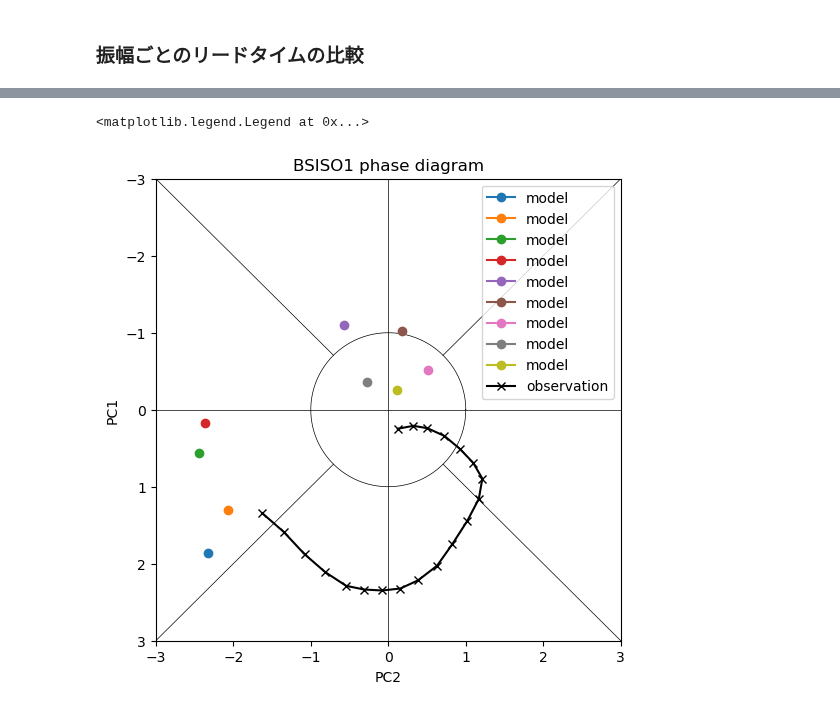
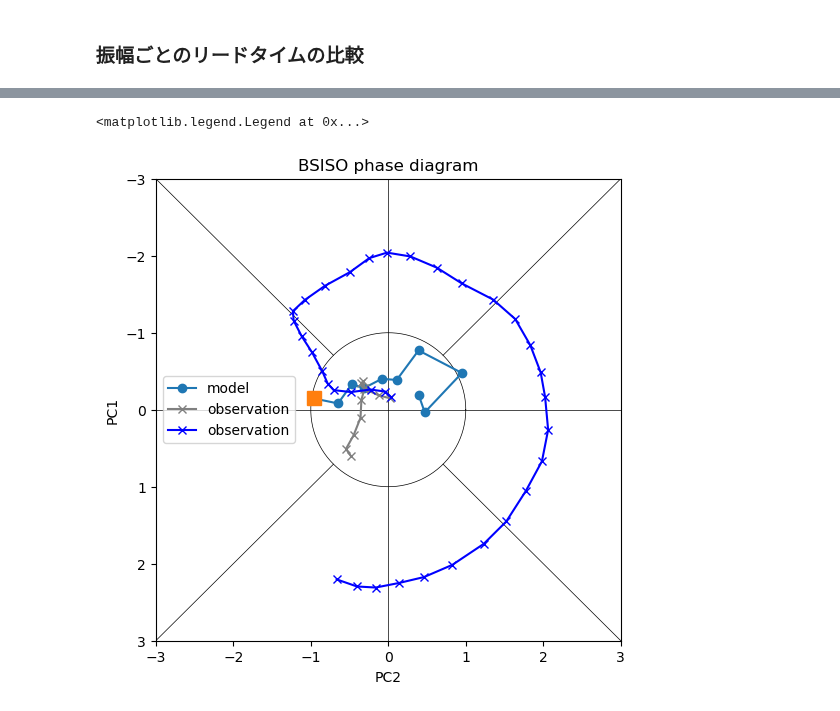
Before and after one commit to Yuumae1/machine_learning, a Jupyter notebook: notebook/cnn_analysis.ipynb, the cells around one changed output, grey strips where cells are left out. Saved outputs shown, nothing was run; the diff lists cells and outputs as text; code cells hidden in the pictures.

```diff
--- a/notebook/cnn_analysis.ipynb
+++ b/notebook/cnn_analysis.ipynb
@@ -67,7 +72,7 @@ cor = np.zeros((len(lead_time), 5))
 for i in range(len(pred)):
     rt = pd.date_range('2015-01-01', periods=len(pred[i]), freq='D')    # real time のインデックスは'与えるデータの初期時刻'で定めておく
 
-    jja = jja = rt.month.isin([6, 7, 8])
+    jja = rt.month.isin([6, 7, 8])
     djf = rt.month.isin([12, 1, 2])
     mjjaso = rt.month.isin([5, 6, 7, 8, 9, 10])
     ndjfma = rt.month.isin([11, 12, 1, 2, 3, 4])
@@ -363,0 +399,25 @@ plt.hlines(0,0,400, color='k')
+# %%
+# JJAデータに対するスキルの比較
+jja = rt.month.isin([6, 7, 8])
+pred_jja = pred[:,jja,:]
+sup_jja = sup[:,jja,:]
+init_amp_jja = np.sqrt(sup_jja[0,:,0]**2 + sup_jja[0,:,1]**2)
+print(init_amp_jja.shape)
+idx_jja1 = np.where(init_amp_jja >= 1)
+idx_jja2 = np.where(init_amp_jja < 1)
+str_amp_jja = init_amp_jja[idx_jja1]
+weak_amp_jja = init_amp_jja[idx_jja2]
+print(str_amp_jja.shape)
+
+pred_str_jja = pred_jja[:,idx_jja1,:]
+sup_str_jja = sup_jja[:,idx_jja1,:]
+pred_weak_jja = pred_jja[:,idx_jja2,:]
+sup_weak_jja = sup_jja[:,idx_jja2,:]
+print(pred_str_jja.shape)
+cor_str_jja = np.zeros(len(lead_time))
+cor_weak_jja = np.zeros(len(lead_time))
+for i in range(len(pred)):
+    cor_str_jja[i] = culc_cor(sup_str_jja[i,0], pred_str_jja[i,0])
+    cor_weak_jja[i] = culc_cor(sup_weak_jja[i,0], pred_weak_jja[i,0])
+print(cor_str_jja)
+print(cor_weak_jja)
@@ -364,31 +432,34 @@ plt.hlines(0,0,400, color='k')
 # %%
-start = 1000
-stop  = 1020
+start = 120
+stop  = 131
 plt.figure(figsize=(6,6))
 # r = 1 の円
 theta = np.linspace(0, 2*np.pi, 100)
 x = np.cos(theta)
 y = np.sin(theta)
 plt.plot(x, y, 'k', linewidth=0.5)
 # 中心線
 plt.hlines(0, -3, 3, 'k', linewidth=0.5)
 plt.vlines(0, -3, 3, 'k', linewidth=0.5)
 # 斜線
 plt.plot([-3, -np.sqrt(2)/2], [-3, -np.sqrt(2)/2], 'k', linewidth=0.5)
 plt.plot([np.sqrt(2)/2, 3], [np.sqrt(2)/2, 3], 'k', linewidth=0.5)
 plt.plot([-3, -np.sqrt(2)/2], [3, np.sqrt(2)/2], 'k', linewidth=0.5)
 plt.plot([np.sqrt(2)/2, 3], [-np.sqrt(2)/2, -3], 'k', linewidth=0.5)
-for lt in range(9):
-    plt.plot(pred[lt][stop,1], pred[lt][stop,0], 'o', linestyle='-', label='model')
-    #plt.plot(pred[lt][start,1], pred[lt][start,0], 's', markersize=10)
-plt.plot(sup[0][start:stop,1], sup[0][start:stop,0], 'x',color='k', linestyle='-', label='observation')
-#plt.plot(sup[0][start,1], sup[0][start,0], 's', markersize=10)
+
+lt = np.arange(10)
+
+plt.plot(pred_jja[lt,stop,1], pred_jja[lt,stop,0], 'o', linestyle='-', label='model')
+plt.plot(pred_jja[0,stop,1], pred_jja[0,stop,0], 's', markersize=10)
+plt.plot(sup_jja[0,start:stop,1], sup_jja[0,start:stop,0], 'x',color='grey', linestyle='-', label='observation')
+plt.plot(sup_jja[0,stop:stop+35,1], sup_jja[0,stop:stop+35,0], 'x',color='b', linestyle='-', label='observation')
+
 plt.xlabel('PC2')
 plt.ylabel('PC1')
 plt.title('BSISO phase diagram')
 plt.xlim(-3, 3)
 plt.ylim(3, -3)
 plt.legend()
 # %% [output]
 <matplotlib.legend.Legend at 0x...>
-[figure, old version]
+[figure, new version]
```
Also changed, not shown: parts of 5 cells of this notebook, 4 other files.
